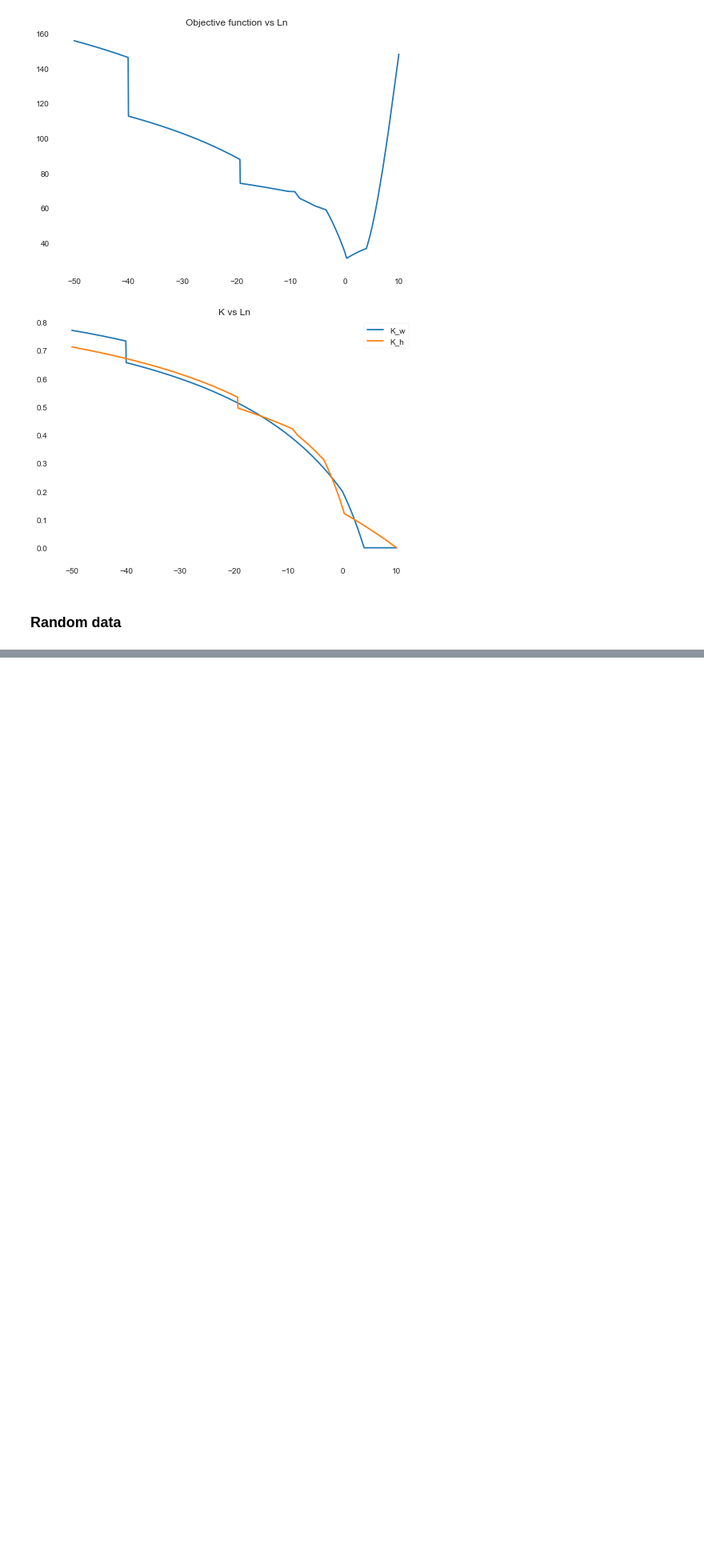
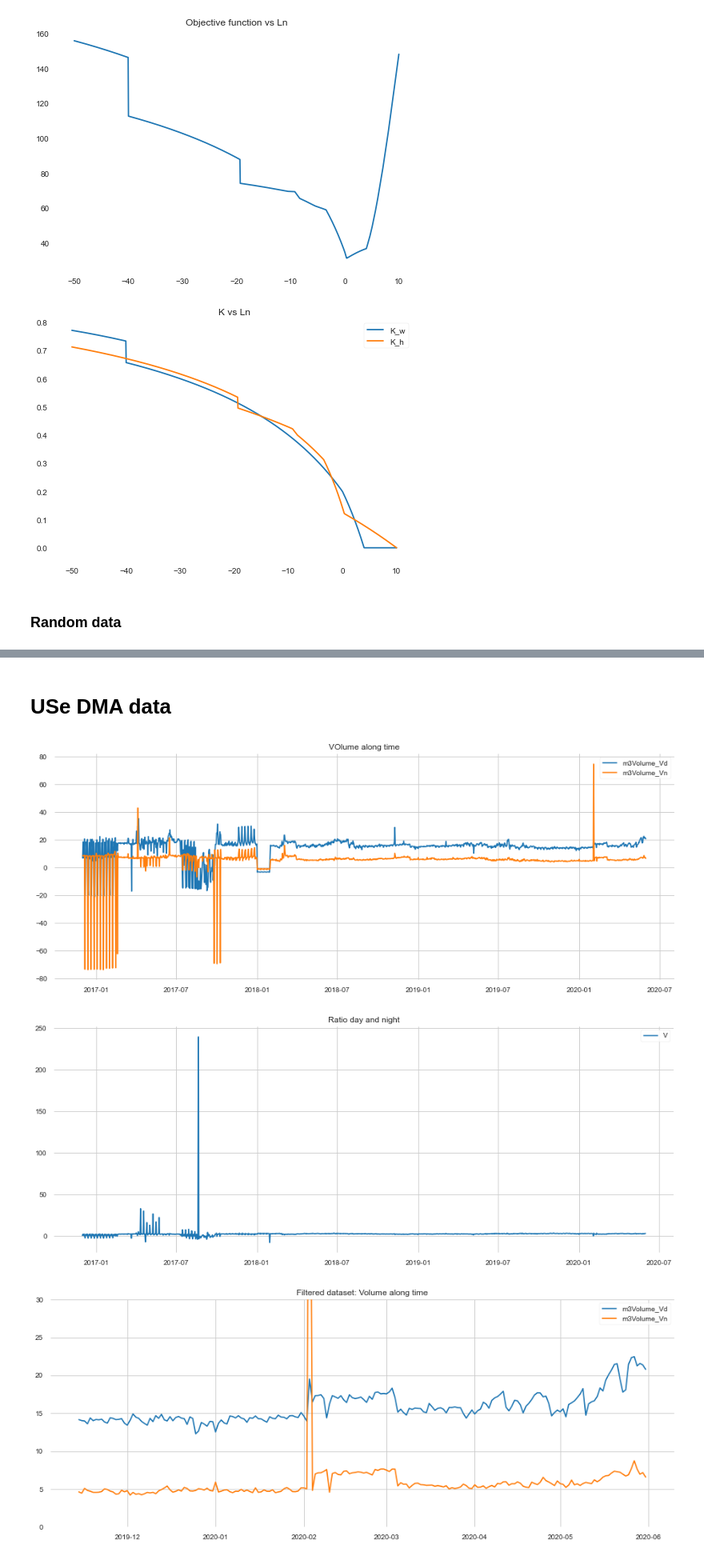
Before and after one commit to StorWater/StorWater_POC, a Jupyter notebook: notebooks/07-jsg-Mazzolani.ipynb, the cells around one changed output, grey strips where cells are left out. Shown at 80% size. Cells and saved outputs as stored; diff of their text form; code cells hidden in the pictures; blank space fills up the shorter version.

```diff
--- a/notebooks/07-jsg-Mazzolani.ipynb
+++ b/notebooks/07-jsg-Mazzolani.ipynb
@@ -407,0 +408,42 @@ Obj: 601.1553539707486
+# %% [markdown]
+# USe DMA data
+# %%
+# Unas pruebas
+from waterhack.build_features import data_load_dma
+plt.rcParams['figure.figsize'] = (16.0, 6.0)
+
+df = data_load_dma()
+
+plt.plot(df.index, df.m3Volume_Vd)
+plt.plot(df.index, df.m3Volume_Vn)
+plt.legend(("m3Volume_Vd", "m3Volume_Vn"), loc="upper right")
+plt.title("VOlume along time")
+plt.grid()
+plt.show()
+
+plt.plot(df.index, df.m3Volume_Vd / df.m3Volume_Vn)
+plt.legend(("Vd / Vn"), loc="upper right")
+plt.title("Ratio day and night")
+plt.grid()
+plt.show()
+
+# Lets use a subset
+df_filt = df[df.m3Volume_Vd > 0].tail(200)
+
+plt.plot(df_filt.index, df_filt.m3Volume_Vd)
+plt.plot(df_filt.index, df_filt.m3Volume_Vn)
+plt.legend(("m3Volume_Vd", "m3Volume_Vn"), loc="upper right")
+plt.title("Filtered dataset: Volume along time")
+plt.ylim(0,30)
+plt.grid()
+plt.show()
+
+plt.plot(df_filt.index, df_filt.m3Volume_Vd / df_filt.m3Volume_Vn)
+plt.legend(("Vd / Vn"), loc="upper right")
+plt.title("Filtered dataset: Ratio day and night")
+plt.grid()
+plt.show()
+# %% [output]
+[figure, added]
+[figure, added]
+[figure, added]
```
Also changed, not shown: parts of 5 cells of this notebook, 2 other files.
